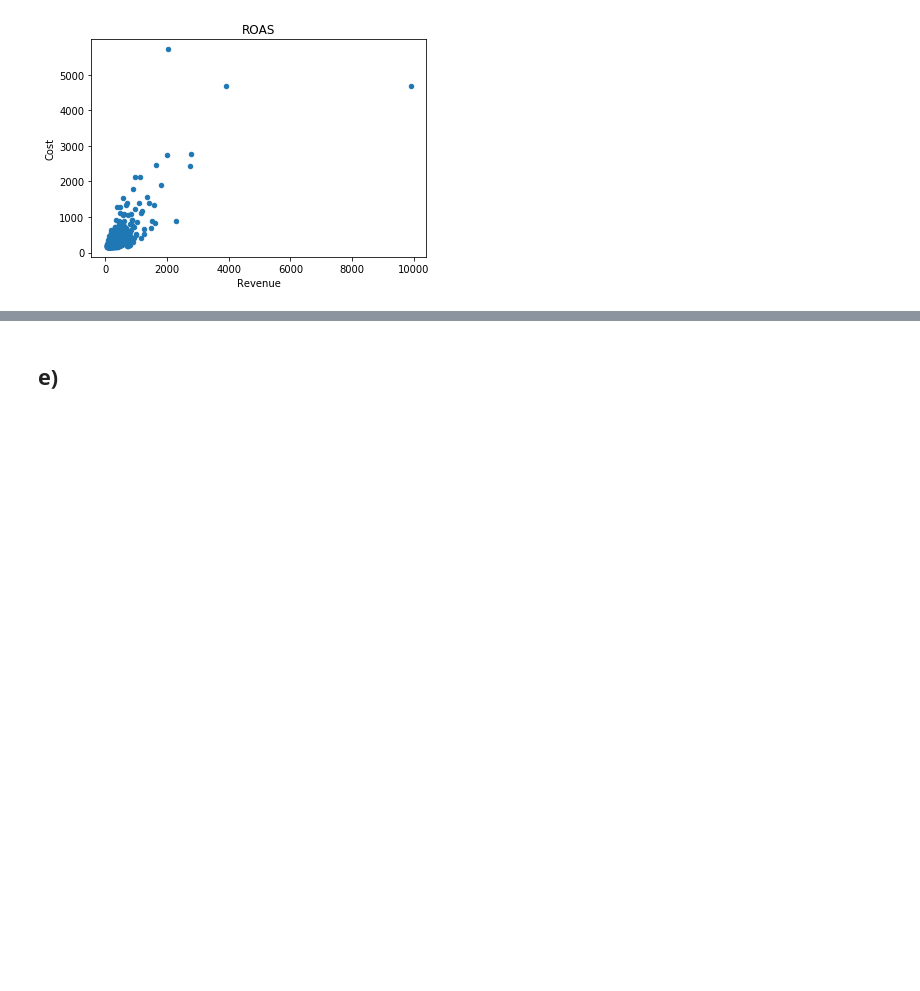
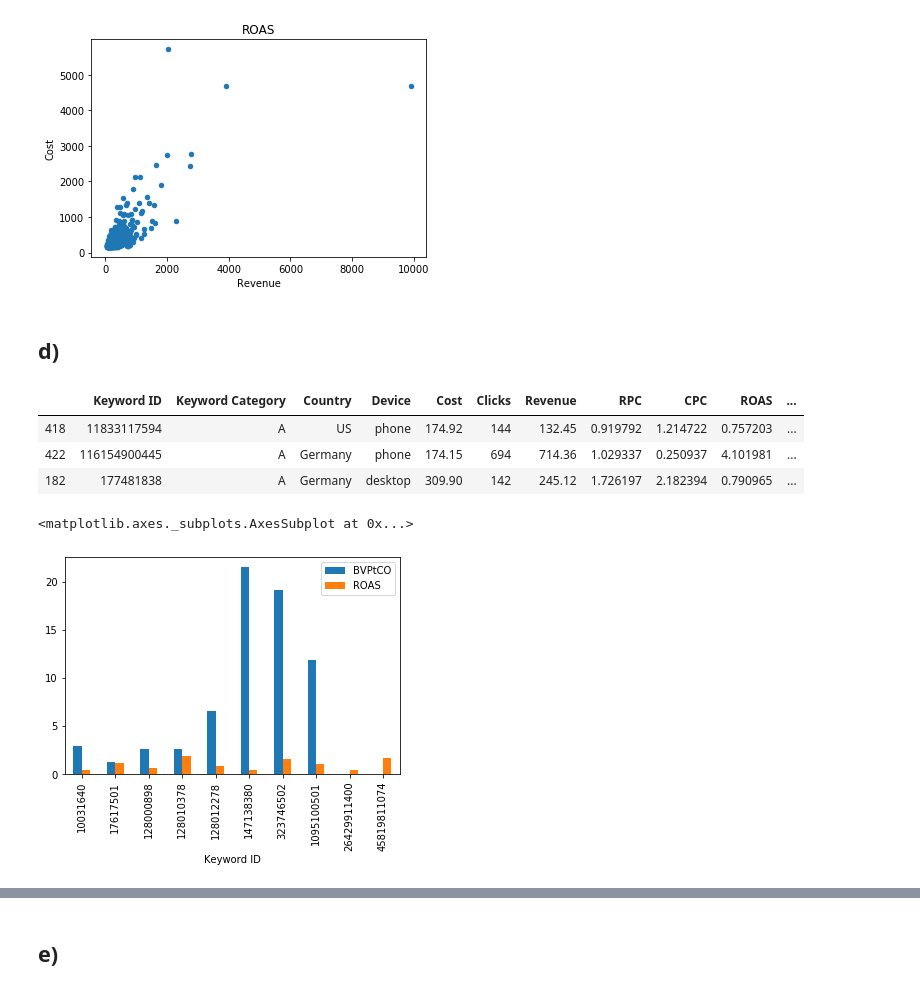
Before and after one commit to saikamat/travel_metrics, a Jupyter notebook: business_metrics.ipynb, the cells around one changed output, grey strips where cells are left out. Cells and saved outputs as stored; diff of their text form; code cells hidden in the pictures; blank space fills up the shorter version.

```diff
--- a/business_metrics.ipynb
+++ b/business_metrics.ipynb
@@ -121,3 +121,20 @@ bm_data.plot.scatter(x='Revenue', y='Cost', title='ROAS')
 # %% [output]
 <matplotlib.axes._subplots.AxesSubplot at 0x...>
 [figure]
+# %% [markdown]
+## d)
+# %%
+bm_data['BVPtCO'] = bm_data['Booking Value']/bm_data['Tracked Clickouts']
+bm_data.sample(3)
+# %% [output]
+|  | Keyword ID | Keyword Category | Country | Device | Cost | Clicks | Revenue | RPC | CPC | ROAS | ... |
+| 418 | 11833117594 | A | US | phone | 174.92 | 144 | 132.45 | 0.919792 | 1.214722 | 0.757203 | ... |
+| 422 | 116154900445 | A | Germany | phone | 174.15 | 694 | 714.36 | 1.029337 | 0.250937 | 4.101981 | ... |
+| 182 | 177481838 | A | Germany | desktop | 309.90 | 142 | 245.12 | 1.726197 | 2.182394 | 0.790965 | ... |
+# %%
+bm_data.set_index('Keyword ID', inplace=True)
+# %%
+bm_data.sample(10).groupby(['Keyword ID'])['BVPtCO', 'ROAS'].mean().plot(kind='bar')
+# %% [output]
+<matplotlib.axes._subplots.AxesSubplot at 0x...>
+[figure, added]
```
Also changed, not shown: parts of 3 cells of this notebook.
